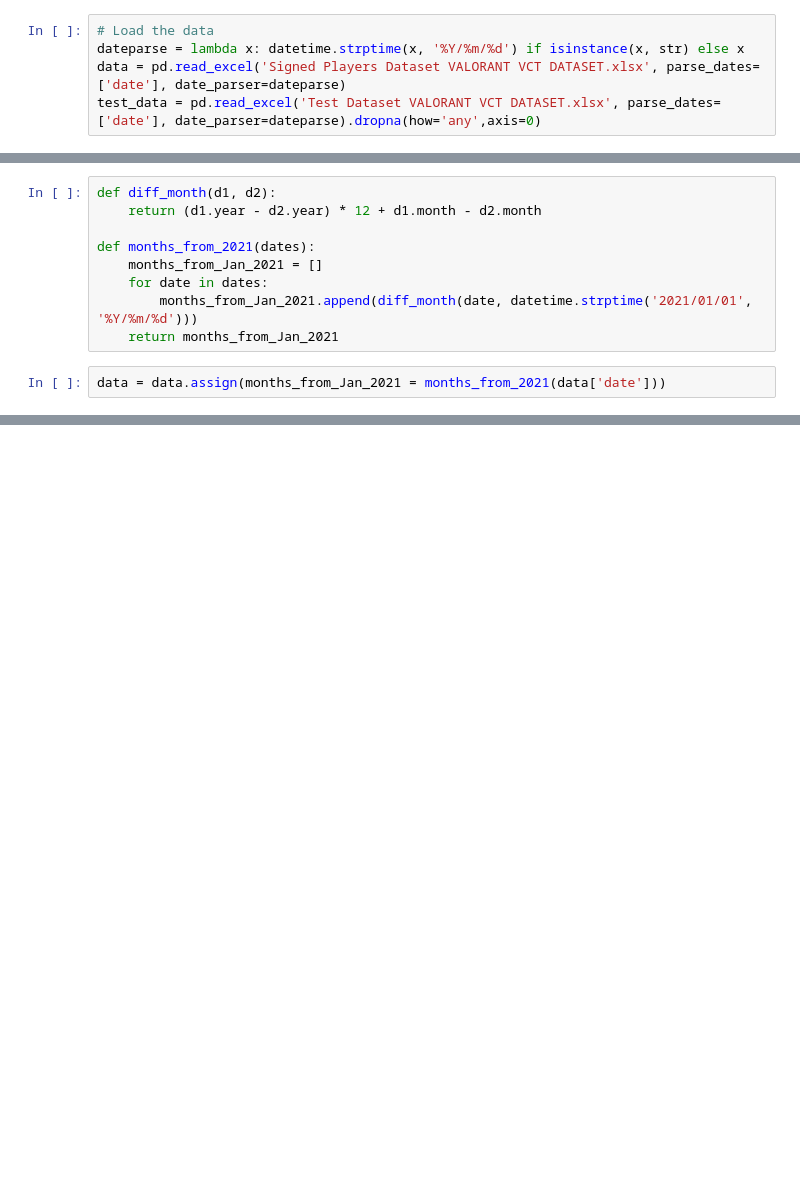
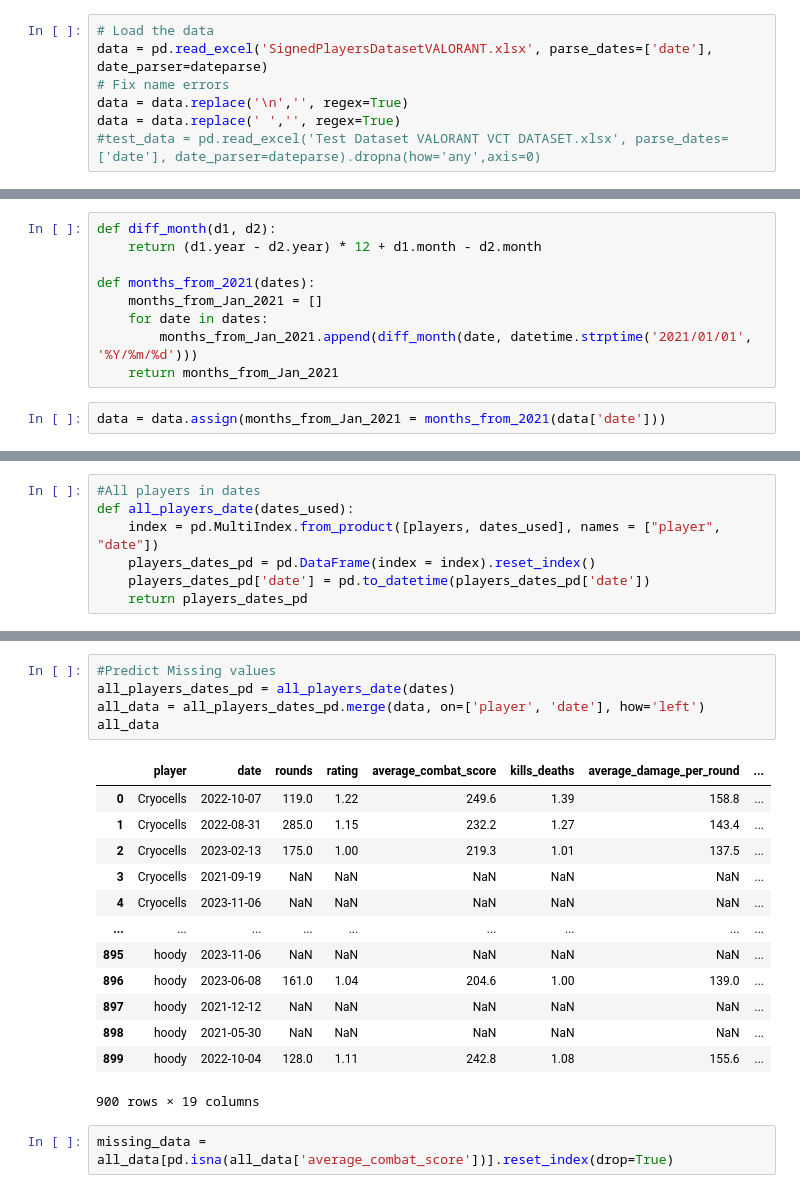
Before and after one commit to agbandong/valorant-boosted-tree, a Jupyter notebook: Model 2.ipynb, the cells around one changed output, grey strips where cells are left out. Drawn from its saved outputs; the diff is of its cells as text; blank space fills up the shorter version.

```diff
--- a/Model 2.ipynb
+++ b/Model 2.ipynb
@@ -8,7 +13,9 @@ from datetime import datetime
 # %%
 # Load the data
-dateparse = lambda x: datetime.strptime(x, '%Y/%m/%d') if isinstance(x, str) else x
-data = pd.read_excel('Signed Players Dataset VALORANT VCT DATASET.xlsx', parse_dates=['date'], date_parser=dateparse)
-test_data = pd.read_excel('Test Dataset VALORANT VCT DATASET.xlsx', parse_dates=['date'], date_parser=dateparse).dropna(how='any',axis=0)
+data = pd.read_excel('SignedPlayersDatasetVALORANT.xlsx', parse_dates=['date'], date_parser=dateparse)
+# Fix name errors
+data = data.replace('\n','', regex=True)
+data = data.replace(' ','', regex=True)
+#test_data = pd.read_excel('Test Dataset VALORANT VCT DATASET.xlsx', parse_dates=['date'], date_parser=dateparse).dropna(how='any',axis=0)
 # %%
 # Select features and target variable
@@ -208,0 +137,7 @@ players_predictions_pd.sort_values('Predictions', ascending=False)
+# %%
+#All players in dates
+def all_players_date(dates_used):
+    index = pd.MultiIndex.from_product([players, dates_used], names = ["player", "date"])
+    players_dates_pd = pd.DataFrame(index = index).reset_index()
+    players_dates_pd['date'] = pd.to_datetime(players_dates_pd['date'])
+    return players_dates_pd
@@ -208,0 +156,21 @@ players_predictions_pd.sort_values('Predictions', ascending=False)
+# %%
+#Predict Missing values
+all_players_dates_pd = all_players_date(dates)
+all_data = all_players_dates_pd.merge(data, on=['player', 'date'], how='left')
+all_data
+# %% [output]
+|  | player | date | rounds | rating | average_combat_score | kills_deaths | average_damage_per_round | ... |
+| 0 | Cryocells | 2022-10-07 | 119.0 | 1.22 | 249.6 | 1.39 | 158.8 | ... |
+| 1 | Cryocells | 2022-08-31 | 285.0 | 1.15 | 232.2 | 1.27 | 143.4 | ... |
+| 2 | Cryocells | 2023-02-13 | 175.0 | 1.00 | 219.3 | 1.01 | 137.5 | ... |
+| 3 | Cryocells | 2021-09-19 | NaN | NaN | NaN | NaN | NaN | ... |
+| 4 | Cryocells | 2023-11-06 | NaN | NaN | NaN | NaN | NaN | ... |
+| ... | ... | ... | ... | ... | ... | ... | ... | ... |
+| 895 | hoody | 2023-11-06 | NaN | NaN | NaN | NaN | NaN | ... |
+| 896 | hoody | 2023-06-08 | 161.0 | 1.04 | 204.6 | 1.00 | 139.0 | ... |
+| 897 | hoody | 2021-12-12 | NaN | NaN | NaN | NaN | NaN | ... |
+| 898 | hoody | 2021-05-30 | NaN | NaN | NaN | NaN | NaN | ... |
+| 899 | hoody | 2022-10-04 | 128.0 | 1.11 | 242.8 | 1.08 | 155.6 | ... |
+900 rows × 19 columns
+# %%
+missing_data = all_data[pd.isna(all_data['average_combat_score'])].reset_index(drop=True)
```
Also changed, not shown: parts of 54 cells of this notebook, 6 other files.
